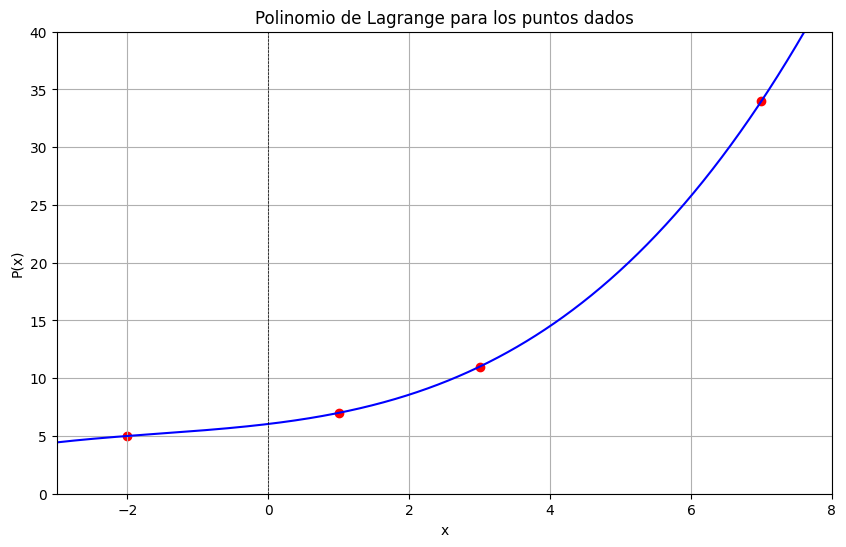
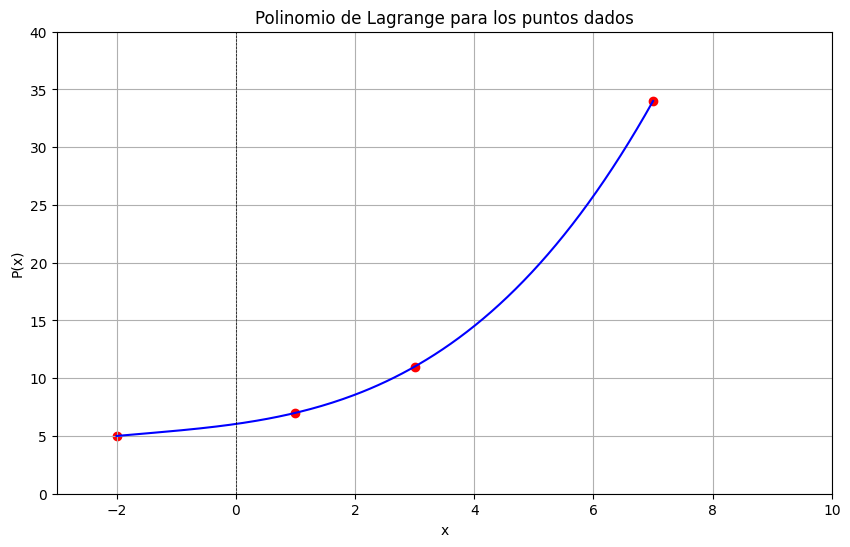
The change to this notebook cell's code, shown as a diff; its figure went from the first image to the second:
--- before
+++ after
@@ -9,5 +9,5 @@
     return P
 ## Graficar la función de Lagrange y los puntos dados
-x = np.linspace(-3, 8, 1000)
+x = np.linspace(-2, 7, 200)
 y_lagrange_3 = lagrange_3(x)
 plt.figure(figsize=(10, 6))
@@ -19,6 +19,7 @@
 plt.axhline(0, color='black', lw=0.5, ls='--')
 plt.axvline(0, color='black', lw=0.5, ls='--')
-plt.xlim(-3, 8) 
+plt.xlim(-3, 10) 
 plt.ylim(0, 40)
 plt.grid(True)
 plt.show()
+print(lagrange_3(3))

Commit: Conclusión acerca del último ejercicio.